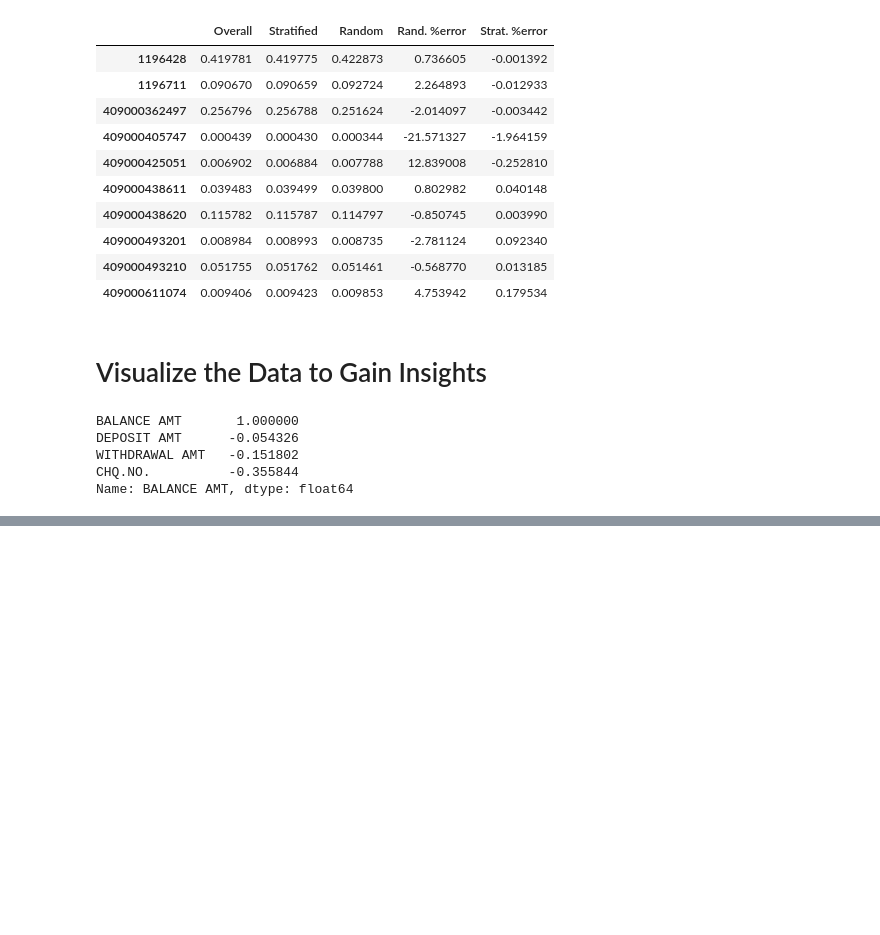
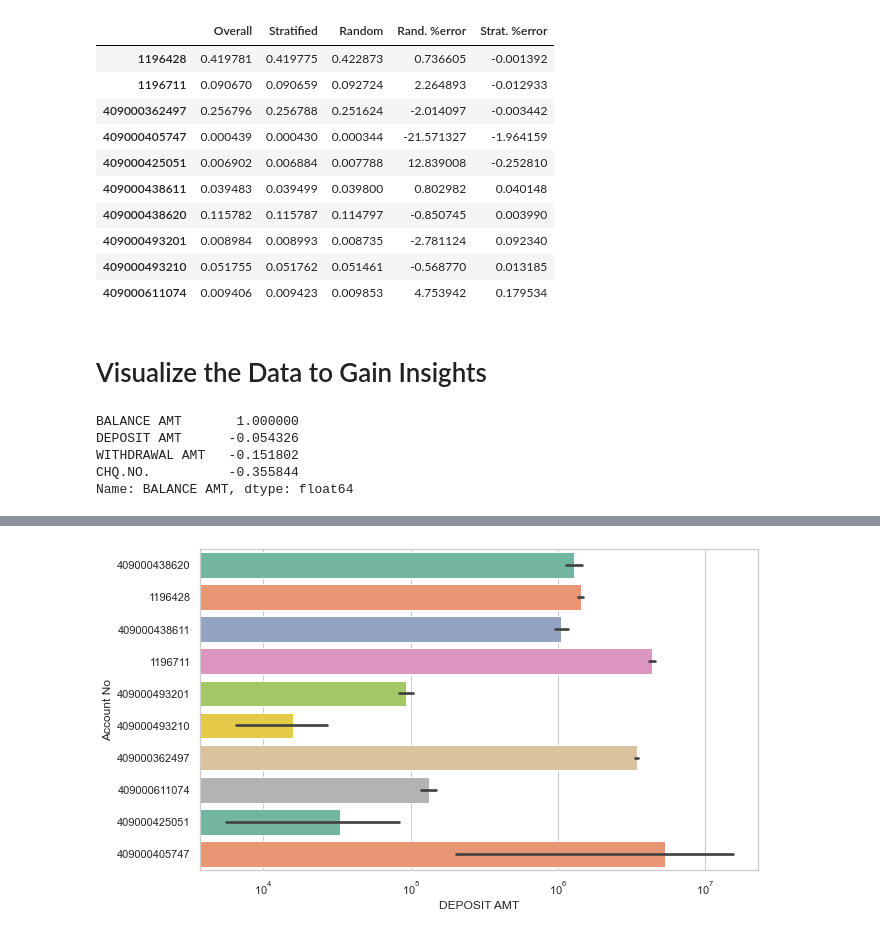
Before and after one commit to mehedihasanreal/MISL-Intern, a Jupyter notebook: Bank.ipynb, the cells around one changed output, grey strips where cells are left out. Cells and saved outputs as stored; diff of their text form; code cells hidden in the pictures; blank space fills up the shorter version.

```diff
--- a/Bank.ipynb
+++ b/Bank.ipynb
@@ -236,0 +271,14 @@ Name: BALANCE AMT, dtype: float64
+# %%
+sns.set(style="whitegrid")
+
+fig=plt.figure(figsize=(10,13))
+ax1 = fig.add_subplot(211)
+
+
+g= sns.barplot(x='DEPOSIT AMT',y='Account No', data=bank, palette='Set2',ax=ax1)
+g.set_xscale('log')
+
+
+plt.show()
+# %% [output]
+[figure, added]
```
Also changed, not shown: parts of 6 cells of this notebook.
